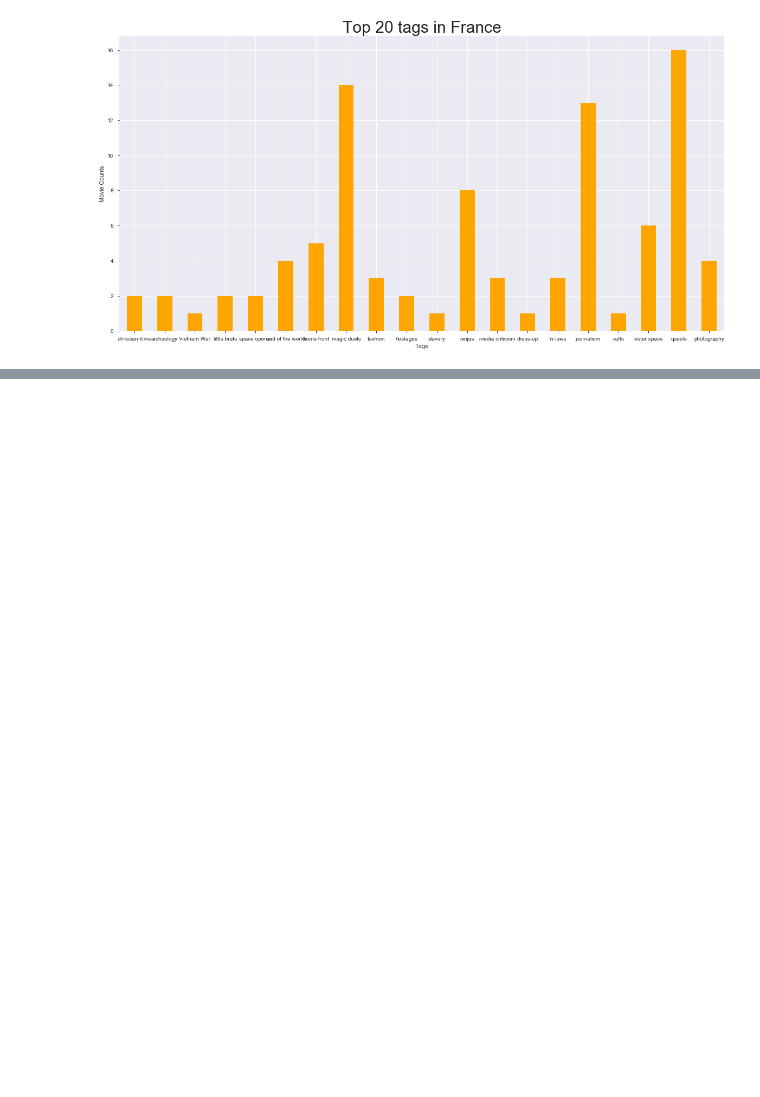
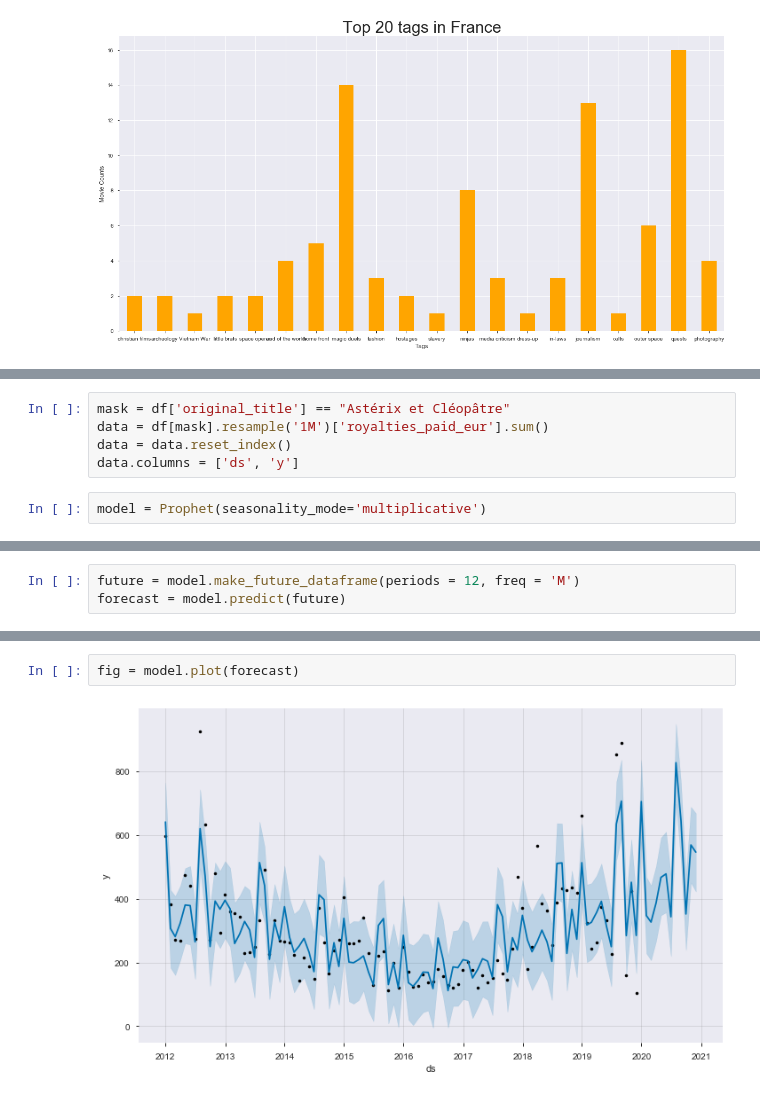
Before and after one commit to SapiensZ/UnderTheMilkyWay, a Jupyter notebook: FR - Ru.ipynb, the cells around one changed output, grey strips where cells are left out. Drawn from its saved outputs; the diff is of its cells as text; blank space fills up the shorter version.

```diff
--- a/FR - Ru.ipynb
+++ b/FR - Ru.ipynb
@@ -59,0 +102,7 @@ plt.xticks(rotation=0)
+# %%
+mask = df['original_title'] == "Astérix et Cléopâtre"
+data = df[mask].resample('1M')['royalties_paid_eur'].sum()
+data = data.reset_index()
+data.columns = ['ds', 'y']
+# %%
+model = Prophet(seasonality_mode='multiplicative')
@@ -59,0 +115,3 @@ plt.xticks(rotation=0)
+# %%
+future = model.make_future_dataframe(periods = 12, freq = 'M')
+forecast = model.predict(future)
@@ -59,0 +134,4 @@ plt.xticks(rotation=0)
+# %%
+fig = model.plot(forecast)
+# %% [output]
+[figure, added]
```
Also changed, not shown: parts of 8 cells of this notebook.
